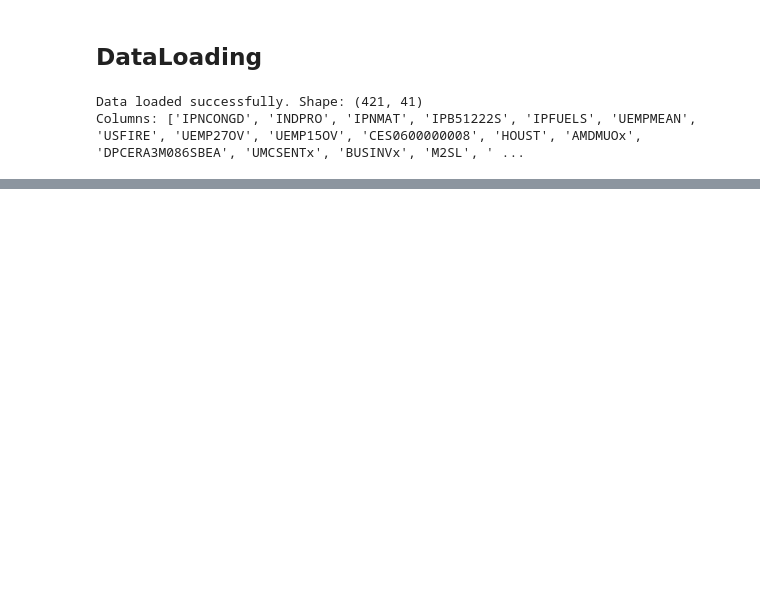
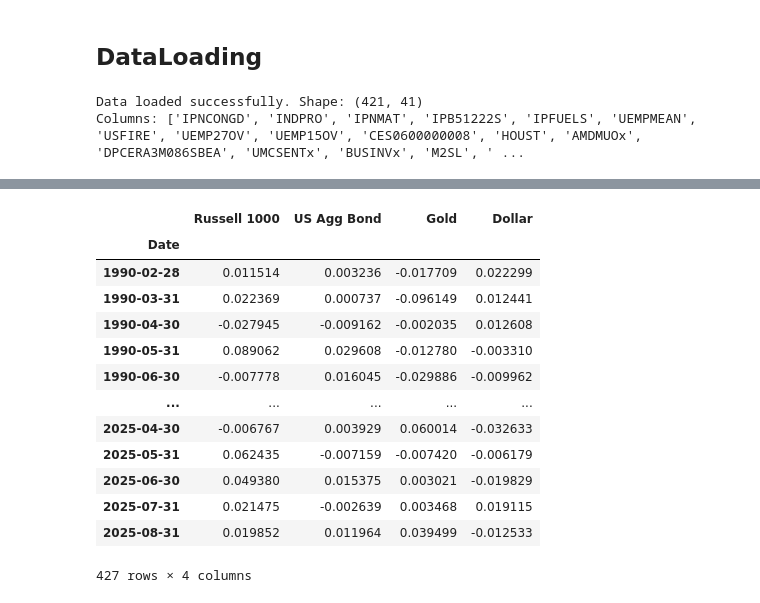
Before and after one commit to azurdayy/capstone_vanguard, a Jupyter notebook: Yichen/JUMP.ipynb, the cells around one changed output, grey strips where cells are left out. Drawn from its saved outputs; the diff is of its cells as text; code cells hidden in the pictures; blank space fills up the shorter version.

```diff
--- a/Yichen/JUMP.ipynb
+++ b/Yichen/JUMP.ipynb
@@ -79,0 +79,23 @@ asset  30.10895  0.000001  4})
+# %%
+df = pd.read_csv(r"D:\courses\Cornell\2025 fall\capstone\data\df_1M_ret.csv")
+df_returns = df.loc[:, ['Date', 'Russell 1000', 'US Agg Bond', 'Gold', 'Dollar']]
+df_returns["Date"] = pd.to_datetime(df_returns["Date"], format="%m/%d/%Y")
+df_returns.set_index('Date', inplace=True)
+df_returns = df_returns.sort_index()
+# %%
+df_returns
+# %% [output]
+|  | Russell 1000 | US Agg Bond | Gold | Dollar |
+| Date |  |  |  |  |
+| 1990-02-28 | 0.011514 | 0.003236 | -0.017709 | 0.022299 |
+| 1990-03-31 | 0.022369 | 0.000737 | -0.096149 | 0.012441 |
+| 1990-04-30 | -0.027945 | -0.009162 | -0.002035 | 0.012608 |
+| 1990-05-31 | 0.089062 | 0.029608 | -0.012780 | -0.003310 |
+| 1990-06-30 | -0.007778 | 0.016045 | -0.029886 | -0.009962 |
+| ... | ... | ... | ... | ... |
+| 2025-04-30 | -0.006767 | 0.003929 | 0.060014 | -0.032633 |
+| 2025-05-31 | 0.062435 | -0.007159 | -0.007420 | -0.006179 |
+| 2025-06-30 | 0.049380 | 0.015375 | 0.003021 | -0.019829 |
+| 2025-07-31 | 0.021475 | -0.002639 | 0.003468 | 0.019115 |
+| 2025-08-31 | 0.019852 | 0.011964 | 0.039499 | -0.012533 |
+427 rows × 4 columns
```
Also changed, not shown: parts of 8 cells of this notebook, 1 other file.
